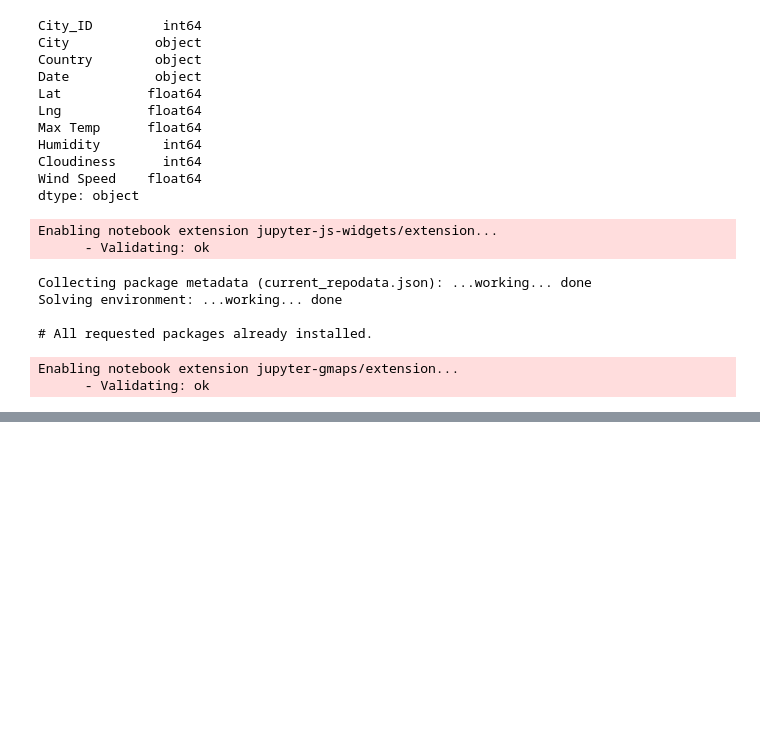
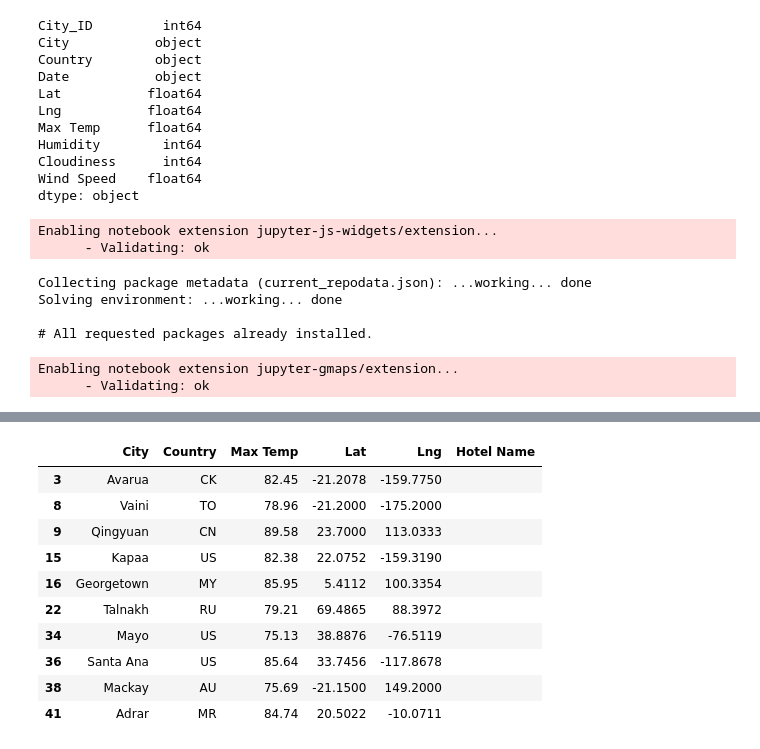
Before and after one commit to Connectime4ever/World_Weather_Analysis, a Jupyter notebook: WeatherPy.ipynb, the cells around one changed output, grey strips where cells are left out. Cells and saved outputs as stored; diff of their text form; code cells hidden in the pictures; blank space fills up the shorter version.

```diff
--- a/WeatherPy.ipynb
+++ b/WeatherPy.ipynb
@@ -514,0 +585,17 @@ gmaps                     0.9.0                      py_0    conda-forge
+# %%
+# Create DataFrame called hotel_df to store hotel names along with city, country, max temp, and coordinates.
+hotel_df = preferred_cities_df[["City", "Country", "Max Temp", "Lat", "Lng"]].copy()
+hotel_df["Hotel Name"] = ""
+hotel_df.head(10)
+# %% [output]
+|  | City | Country | Max Temp | Lat | Lng | Hotel Name |
+| 3 | Avarua | CK | 82.45 | -21.2078 | -159.7750 |  |
+| 8 | Vaini | TO | 78.96 | -21.2000 | -175.2000 |  |
+| 9 | Qingyuan | CN | 89.58 | 23.7000 | 113.0333 |  |
+| 15 | Kapaa | US | 82.38 | 22.0752 | -159.3190 |  |
+| 16 | Georgetown | MY | 85.95 | 5.4112 | 100.3354 |  |
+| 22 | Talnakh | RU | 79.21 | 69.4865 | 88.3972 |  |
+| 34 | Mayo | US | 75.13 | 38.8876 | -76.5119 |  |
+| 36 | Santa Ana | US | 85.64 | 33.7456 | -117.8678 |  |
+| 38 | Mackay | AU | 75.69 | -21.1500 | 149.2000 |  |
+| 41 | Adrar | MR | 84.74 | 20.5022 | -10.0711 |  |
```
Also changed, not shown: parts of 43 cells of this notebook, 7 other files.
